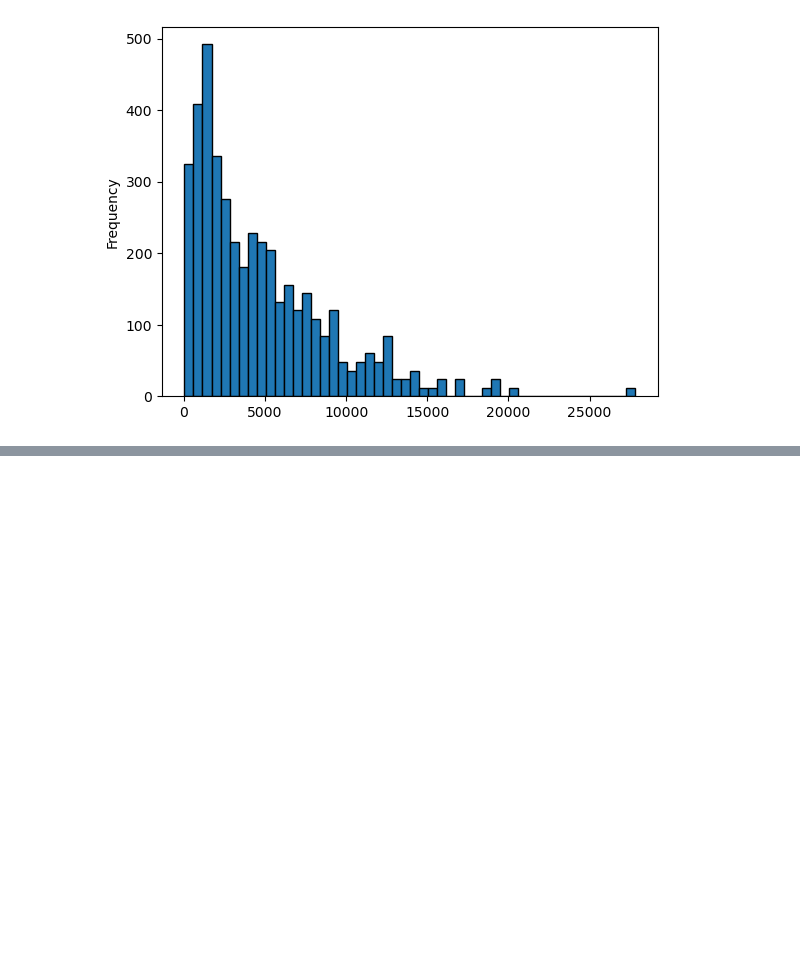
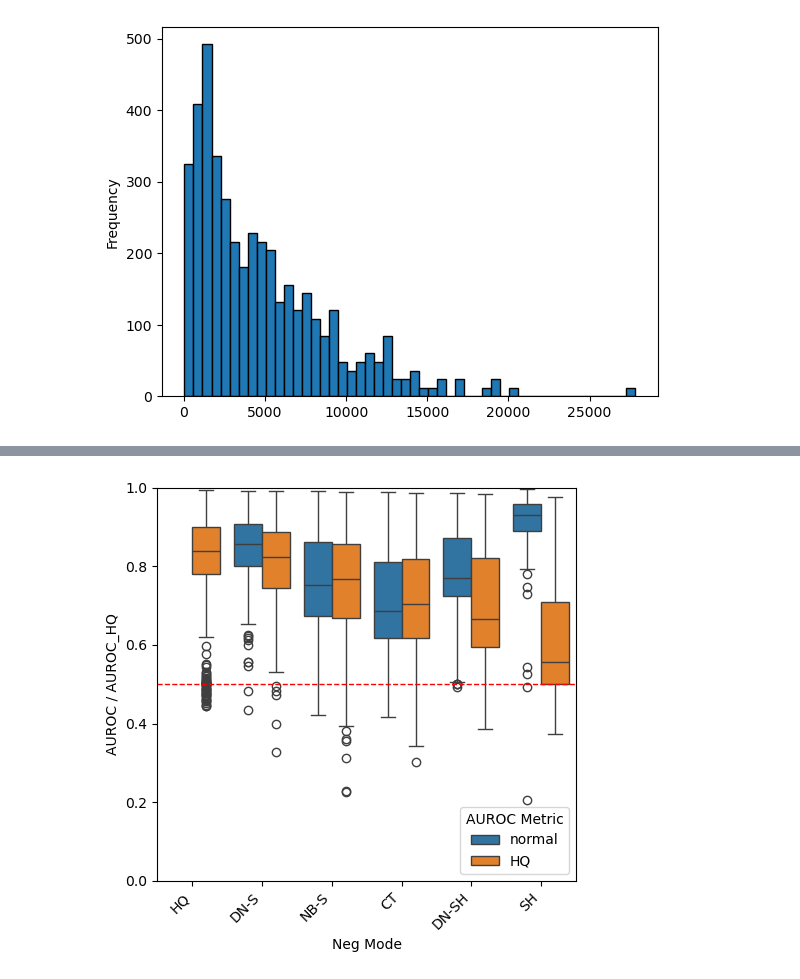
Before and after one commit to NatanTourne/TFBS-negatives, a Jupyter notebook: Results/20250526_full_run_2.ipynb, the cells around one changed output, grey strips where cells are left out. Saved outputs shown, nothing was run; the diff lists cells and outputs as text; code cells hidden in the pictures; blank space fills up the shorter version.

```diff
--- a/Results/20250526_full_run_2.ipynb
+++ b/Results/20250526_full_run_2.ipynb
@@ -1315,3 +1352,7 @@ results_df['num_training_positives'].plot(kind='hist', bins=50, edgecolor='black
 # %% [output]
 <Axes: ylabel='Frequency'>
 [figure]
+# %%
+# Group by TF, celltype, and neg_mode, then average AUROC and AUROC_HQ
+grouped_avg = results_df.groupby(['TF', 'celltype', 'neg_mode'], as_index=False)[['AUROC', 'AUROC_HQ', 'num_training_positives']].mean()
+grouped_avg
@@ -1317,0 +1389,31 @@ results_df['num_training_positives'].plot(kind='hist', bins=50, edgecolor='black
+# %%
+grouped_avg["TF-neg_mode"] = grouped_avg["TF"] + "-" + grouped_avg["neg_mode"]
+# %%
+# Map neg_mode to short labels
+melted_df['neg_mode_short'] = melted_df['neg_mode'].map(neg_mode_labels)
+
+# Compute mean AUROC_HQ per neg_mode_short and sort
+mean_per_mode = (
+    grouped_avg
+    .assign(neg_mode_short=grouped_avg['neg_mode'].map(neg_mode_labels))
+    .groupby('neg_mode_short')['AUROC_HQ']
+    .mean()
+    .sort_values(ascending=False)
+)
+neg_mode_order = mean_per_mode.index.tolist()
+
+# Set categorical order for plotting
+melted_df['neg_mode_short'] = pd.Categorical(melted_df['neg_mode_short'], categories=neg_mode_order, ordered=True)
+
+plt.figure(figsize=(5, 5))
+sns.boxplot(data=melted_df, x='neg_mode_short', y='AUROC_value', hue='auroc_metric')
+plt.axhline(y=0.5, color='red', linestyle='--', linewidth=1)
+plt.legend(title='AUROC Metric', loc='lower right')
+plt.xticks(rotation=45, ha='right')
+plt.xlabel('Neg Mode')
+plt.ylabel('AUROC / AUROC_HQ')
+plt.ylim(0, 1)
+plt.tight_layout()
+plt.show()
+# %% [output]
+[figure, added]
```
Also changed, not shown: parts of 17 cells of this notebook, 4 other files.
